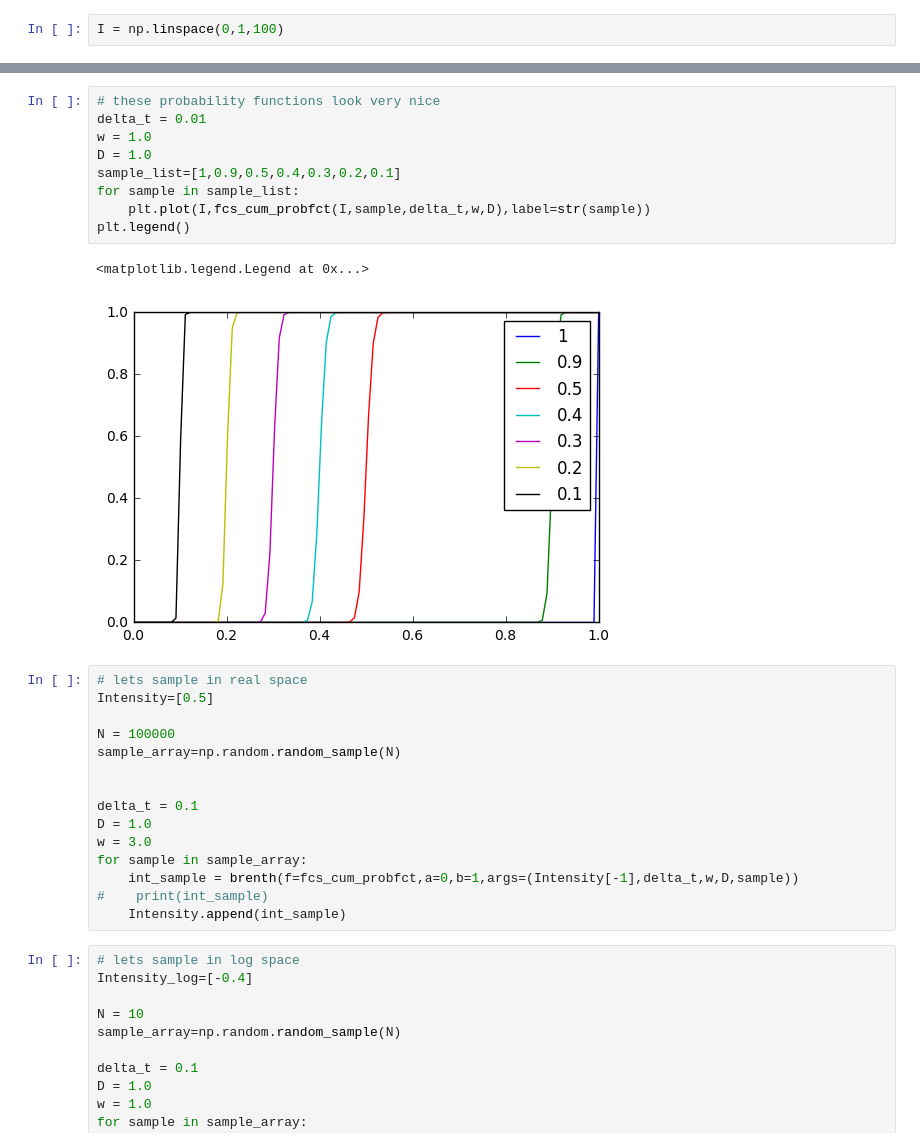
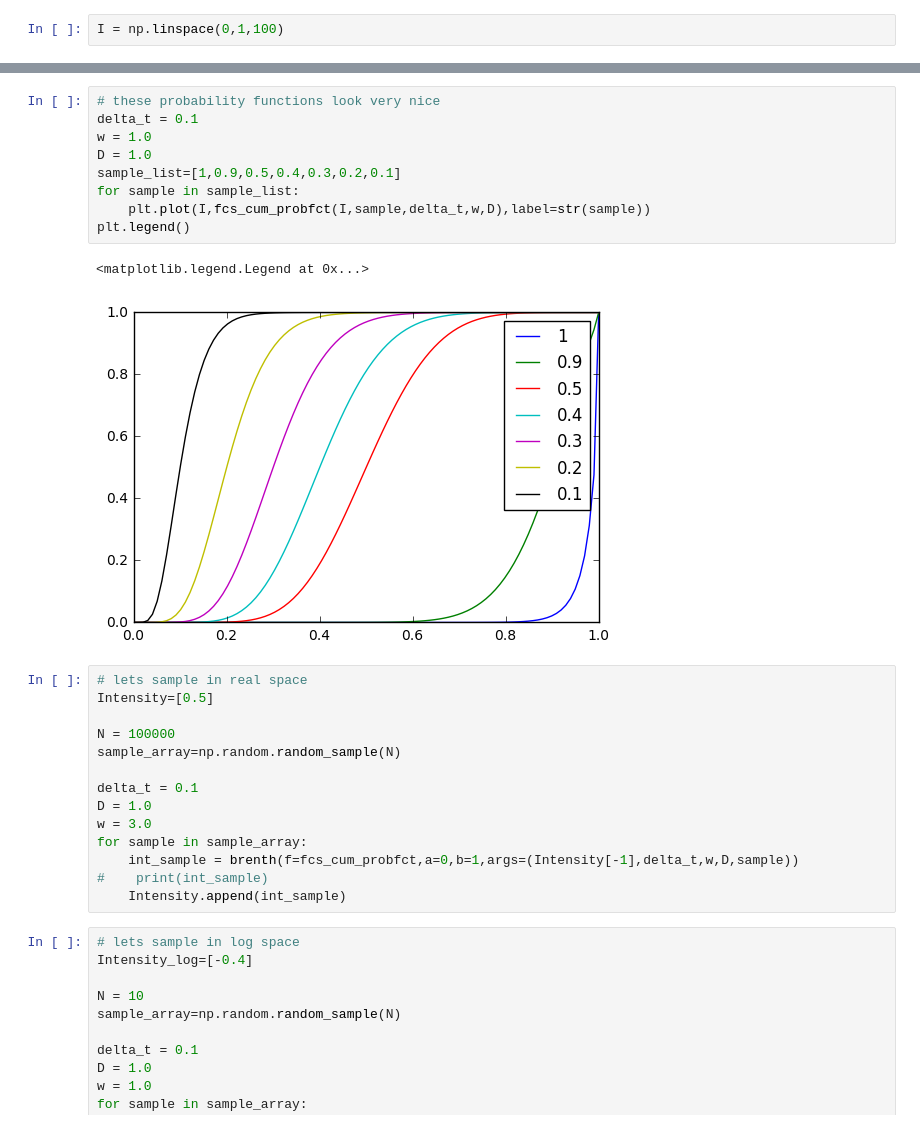
Before and after one commit to hstrey/FCS-simulations, a Jupyter notebook: Conditional Probability FCS.ipynb, the cells around one changed output, grey strips where cells are left out. Saved outputs shown, nothing was run; the diff lists cells and outputs as text.

```diff
--- a/Conditional Probability FCS.ipynb
+++ b/Conditional Probability FCS.ipynb
@@ -36,22 +58,21 @@ plt.legend()
 # %%
 # these probability functions look very nice
-delta_t = 0.01
+delta_t = 0.1
 w = 1.0
 D = 1.0
 sample_list=[1,0.9,0.5,0.4,0.3,0.2,0.1]
 for sample in sample_list:
     plt.plot(I,fcs_cum_probfct(I,sample,delta_t,w,D),label=str(sample))
 plt.legend()
 # %% [output]
 <matplotlib.legend.Legend at 0x...>
-[figure, old version]
+[figure, new version]
 # %%
 # lets sample in real space
 Intensity=[0.5]
 
 N = 100000
 sample_array=np.random.random_sample(N)
-
 
 delta_t = 0.1
 D = 1.0
```
Also changed, not shown: parts of 3 cells of this notebook.
